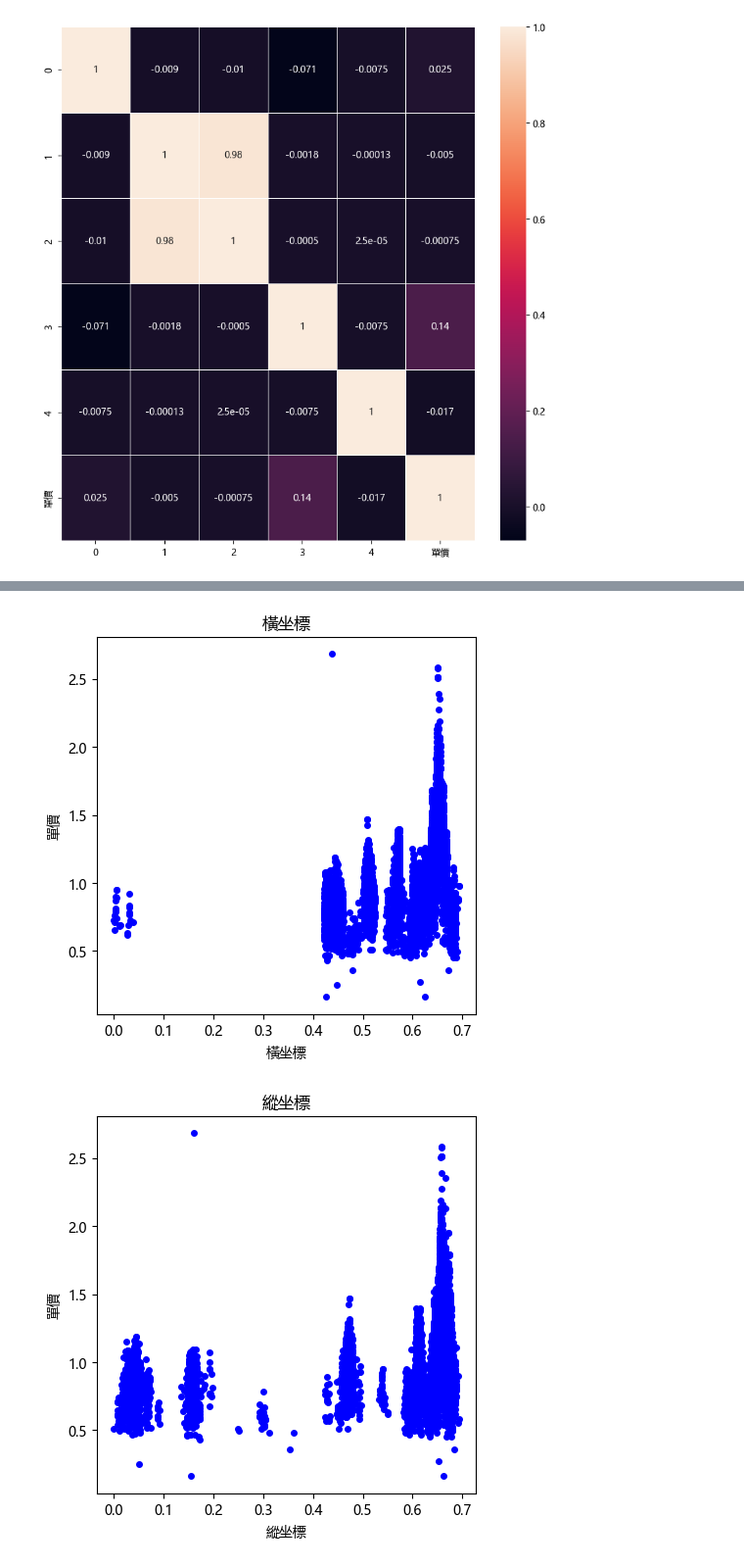
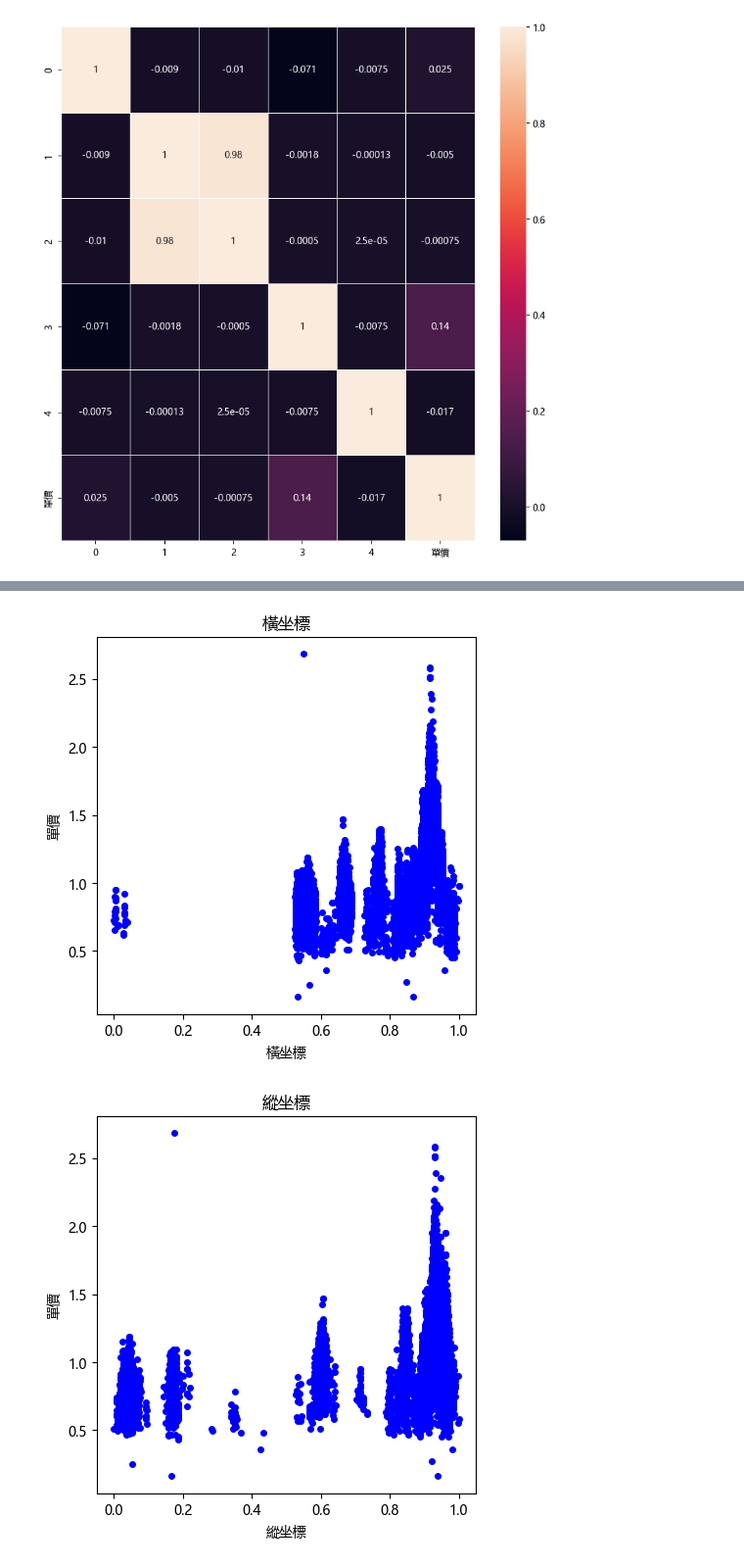
Before and after one commit to kpliao1206/Real_estate_value, a Jupyter notebook: Data_analyze.ipynb, the cells around one changed output, grey strips where cells are left out. Shown at 98% size. Saved outputs shown, nothing was run; the diff lists cells and outputs as text; code cells hidden in the pictures.

```diff
--- a/Data_analyze.ipynb
+++ b/Data_analyze.ipynb
@@ -269,9 +269,10 @@ numeric_data = training_data_df[['土地面積', '移轉層次', '總樓層數',
 numeric_data = numeric_data.to_numpy()
 
 scaler_y = FunctionTransformer(np.log1p, np.expm1)
+# scaler_y = MinMaxScaler()
 pipline_X = Pipeline([
                 ('MinMax', MinMaxScaler()),
-                ('log1p', FunctionTransformer(np.log1p, np.expm1))
+                # ('log1p', FunctionTransformer(np.log1p, np.expm1))
             ])
 
 X_scaled = pipline_X.fit_transform(numeric_data)
@@ -297,2 +298,2 @@ for i, name in enumerate(feature_names):
-[figure, old version]
+[figure, new version]
-[figure, old version]
+[figure, new version]
```
Also changed, not shown: parts of 2 cells of this notebook, 1 other file.
